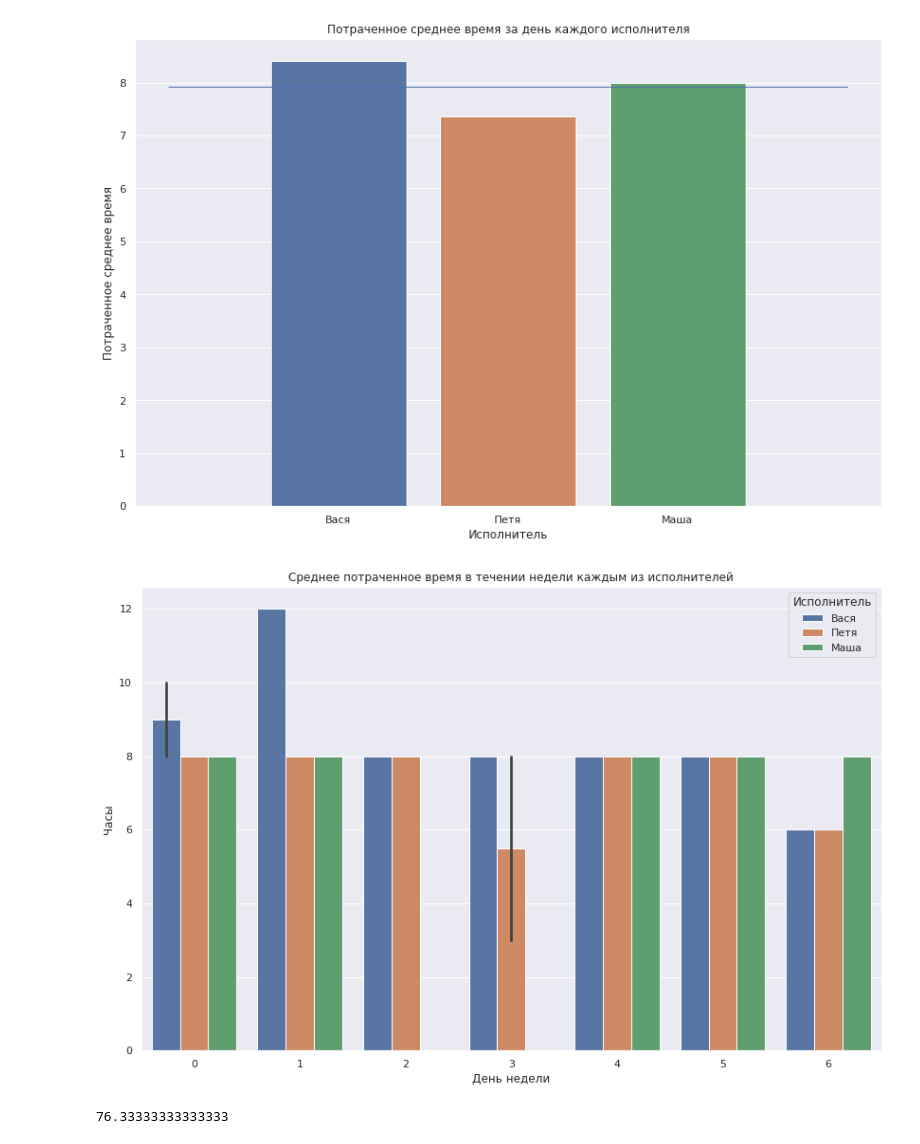
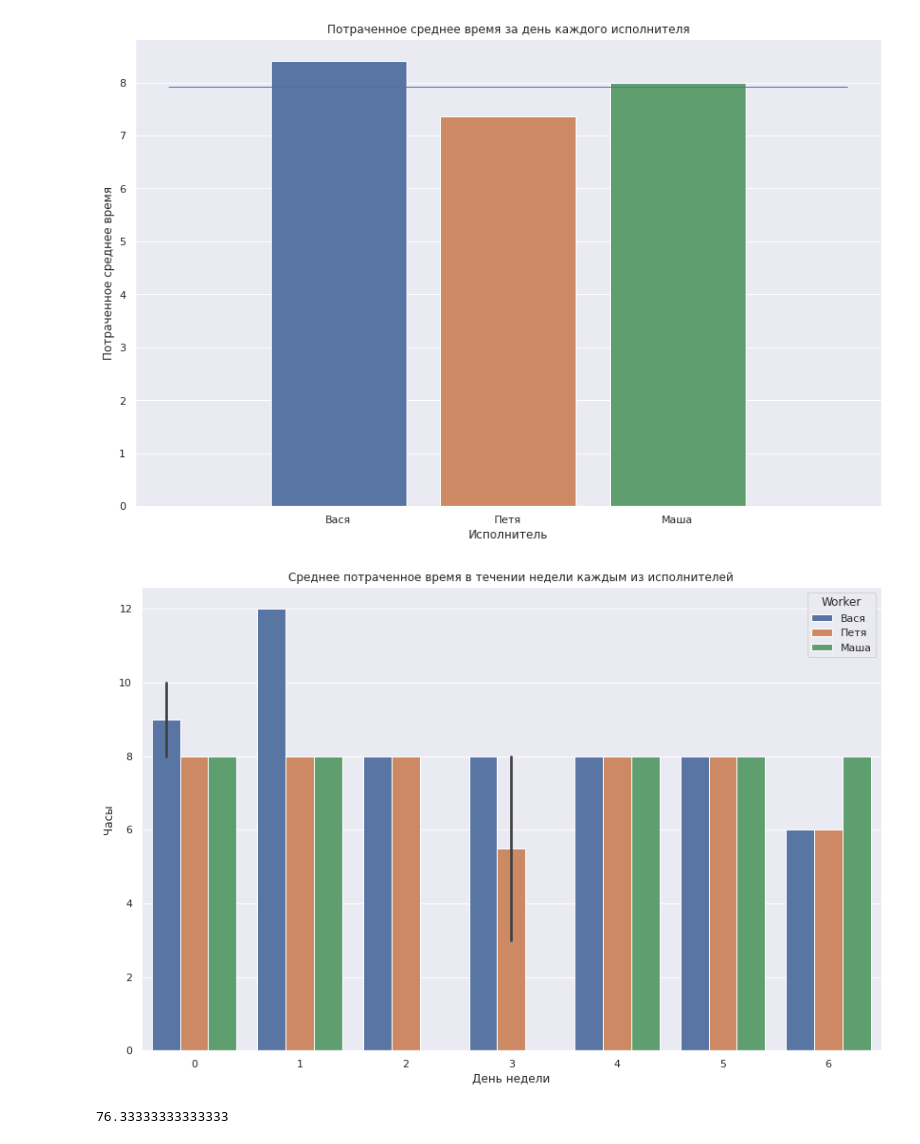
Before and after one commit to danil99152/rit_test, a Jupyter notebook: rit_test.ipynb, the cells around one changed output. Drawn from its saved outputs; the diff is of its cells as text; code cells hidden in the pictures.

```diff
--- a/rit_test.ipynb
+++ b/rit_test.ipynb
@@ -218,11 +239,11 @@ hourcost_by_man
 # %% [markdown]
 ## Рентабельность
 # %%
-data_a = data_a.merge(hourcost_by_man.filter(['Исполнитель', 'Ставка'],axis=1), on=['Исполнитель', 'Исполнитель'], how='left')
+data_a = data_a.merge(hourcost_by_man.filter(['Worker', 'Rate'],axis=1), on=['Worker', 'Worker'], how='left')
 # %%
-data_a['Расход'] = data_a['Часы']*data_a['Ставка']
+data_a['Cost'] = data_a['Hours']*data_a['Rate']
 # %%
-data_a = data_a.drop(['Ставка'], axis=1)
+data_a = data_a.drop(['Rate'], axis=1)
 # %%
 data_a
 # %% [output]
@@ -318,20 +308,20 @@ print("Рентабельность проекта =", mean_profitability)
 def getDayofWeek(date):
   return date.dayofweek
 
-dates = data_a.drop(['Задача', 'Расход'], axis=1)
-dates = dates.sort_values('Дата')
+dates = data_a.drop(['Task', 'Cost'], axis=1)
+dates = dates.sort_values('Date')
 
 hours_list = []
-for worker, date in zip(dates['Исполнитель'], dates['Дата']):
-  hours = dates[(dates['Исполнитель'] == worker) & (dates['Дата'] == date)]['Часы']
+for worker, date in zip(dates['Worker'], dates['Date']):
+  hours = dates[(dates['Worker'] == worker) & (dates['Date'] == date)]['Hours']
   hours_list.append(hours.sum())
-dates['Часы'] = hours_list
+dates['Hours'] = hours_list
 
 del hours_list
 gc.collect()
 
 dates = dates.drop_duplicates()
 dates = dates.reset_index(drop=True)
-dates['День недели'] = dates['Дата'].apply(getDayofWeek)
+dates['Day of week'] = dates['Date'].apply(getDayofWeek)
 dates
 # %% [output]
@@ -385,8 +375,8 @@ plt.plot([-1, 3], [mean_average_hour, mean_average_hour], linewidth=1)
 # %%
 a4_dims = (14, 9)
 fig, ax = pyplot.subplots(figsize=a4_dims)
 
-g = sns.barplot(x="День недели", y='Часы', hue='Исполнитель', data=dates).set(title = 'Среднее потраченное время в течении недели каждым из исполнителей')
+g = sns.barplot(x="Day of week", y='Hours', hue='Worker', data=dates).set(title = 'Среднее потраченное время в течении недели каждым из исполнителей', xlabel='День недели', ylabel='Часы')
 # %% [output]
-[figure, old version]
+[figure, new version]
 # %%
```
Also changed, not shown: parts of 45 cells of this notebook.
